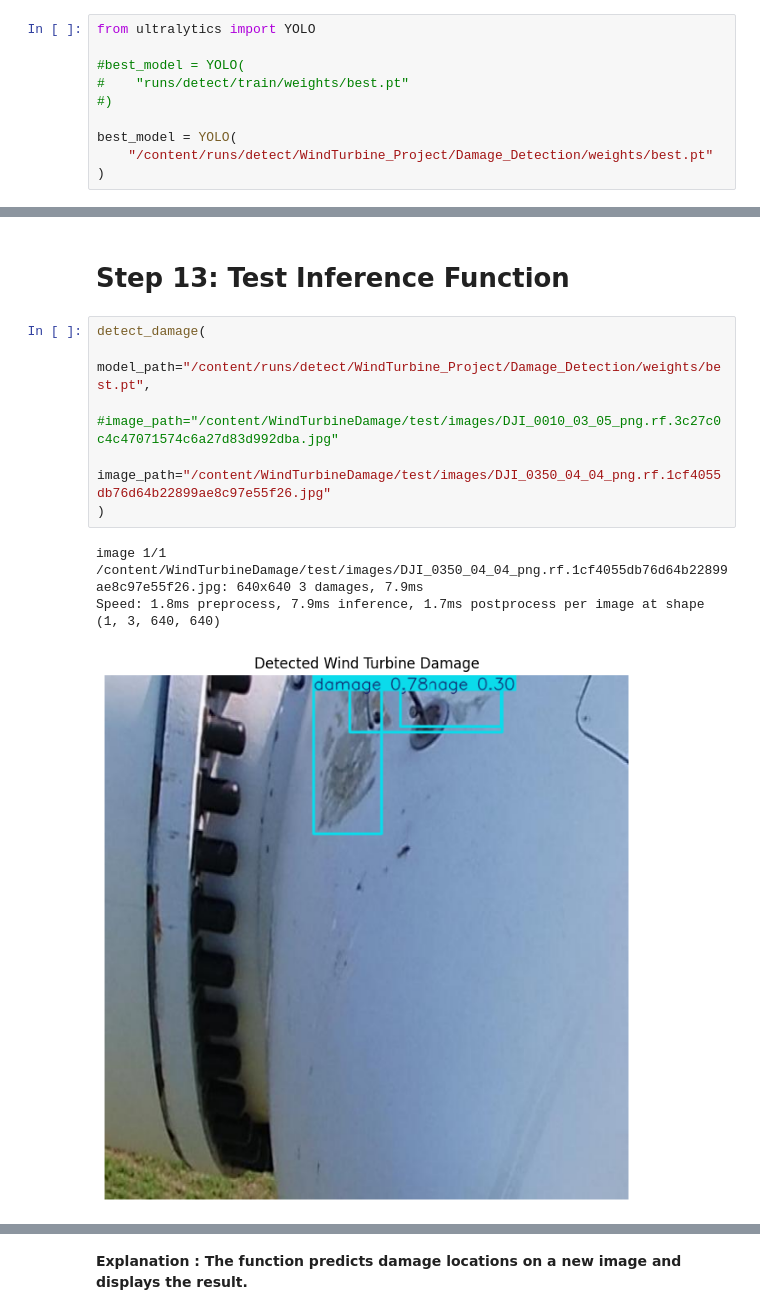
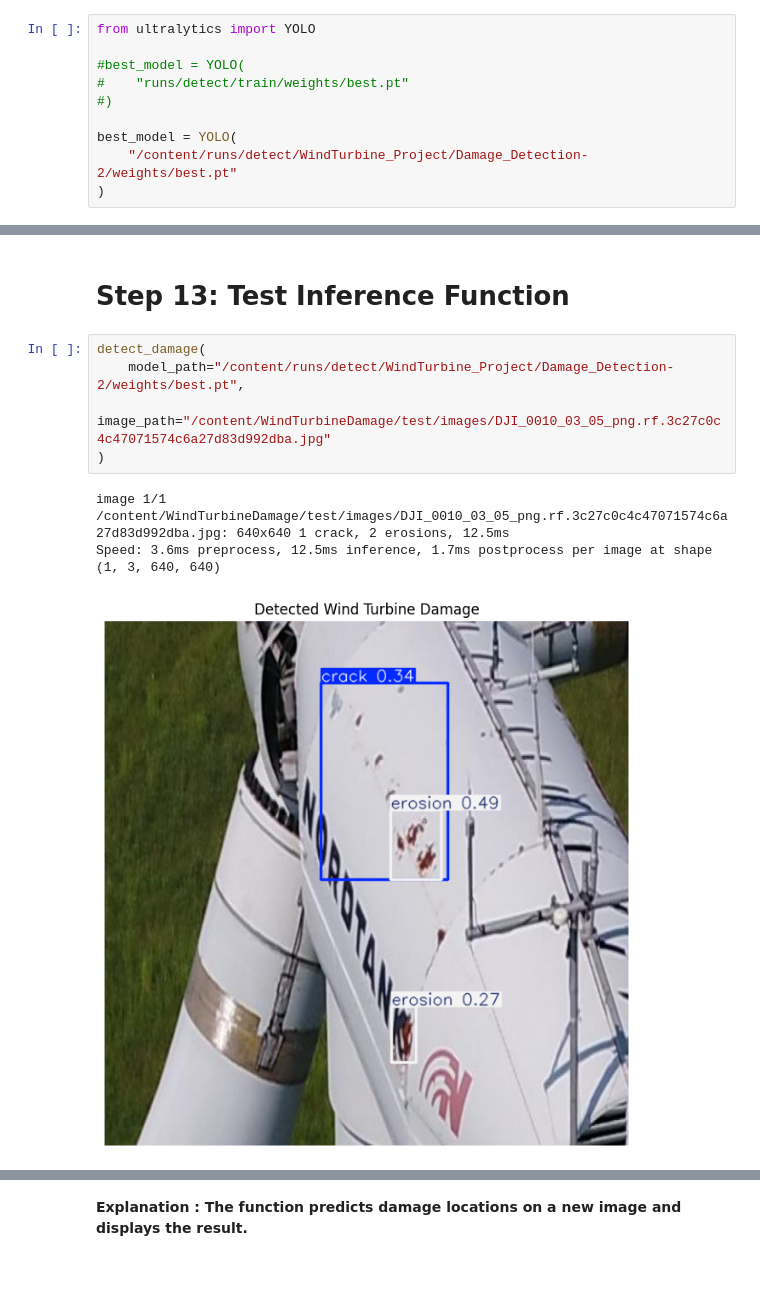
Before and after one commit to replysantosh-lang/ECARComputerVissionGenAI, a Jupyter notebook: AI_08_QuestionNo8_colab.ipynb, the cells around one changed output, grey strips where cells are left out. Cells and saved outputs as stored; diff of their text form; blank space fills up the shorter version.

```diff
--- a/AI_08_QuestionNo8_colab.ipynb
+++ b/AI_08_QuestionNo8_colab.ipynb
@@ -428,7 +391,7 @@ from ultralytics import YOLO
 #)
 
 best_model = YOLO(
-    "/content/runs/detect/WindTurbine_Project/Damage_Detection/weights/best.pt"
+    "/content/runs/detect/WindTurbine_Project/Damage_Detection-2/weights/best.pt"
 )
 # %% [markdown]
 **Explanation : The best-performing model saved during training is loaded for inference.**
@@ -512,14 +485,13 @@ Displays detected damage regions.
 # Step 13: Test Inference Function
 # %%
 detect_damage(
-    model_path="/content/runs/detect/WindTurbine_Project/Damage_Detection/weights/best.pt",
-    #image_path="/content/WindTurbineDamage/test/images/DJI_0010_03_05_png.rf.3c27c0c4c47071574c6a27d83d992dba.jpg"
-    image_path="/content/WindTurbineDamage/test/images/DJI_0350_04_04_png.rf.1cf4055db76d64b22899ae8c97e55f26.jpg"
+    model_path="/content/runs/detect/WindTurbine_Project/Damage_Detection-2/weights/best.pt",
+    image_path="/content/WindTurbineDamage/test/images/DJI_0010_03_05_png.rf.3c27c0c4c47071574c6a27d83d992dba.jpg"
 )
 # %% [output]
-image 1/1 /content/WindTurbineDamage/test/images/DJI_0350_04_04_png.rf.1cf4055db76d64b22899ae8c97e55f26.jpg: 640x640 3 damages, 7.9ms
-Speed: 1.8ms preprocess, 7.9ms inference, 1.7ms postprocess per image at shape (1, 3, 640, 640)
+image 1/1 /content/WindTurbineDamage/test/images/DJI_0010_03_05_png.rf.3c27c0c4c47071574c6a27d83d992dba.jpg: 640x640 1 crack, 2 erosions, 12.5ms
+Speed: 3.6ms preprocess, 12.5ms inference, 1.7ms postprocess per image at shape (1, 3, 640, 640)
-[figure, old version]
+[figure, new version]
 [ultralytics.engine.results.Results object with attributes:
 
  boxes: ultralytics.engine.results.Boxes object
```
Also changed, not shown: parts of 28 cells of this notebook.
